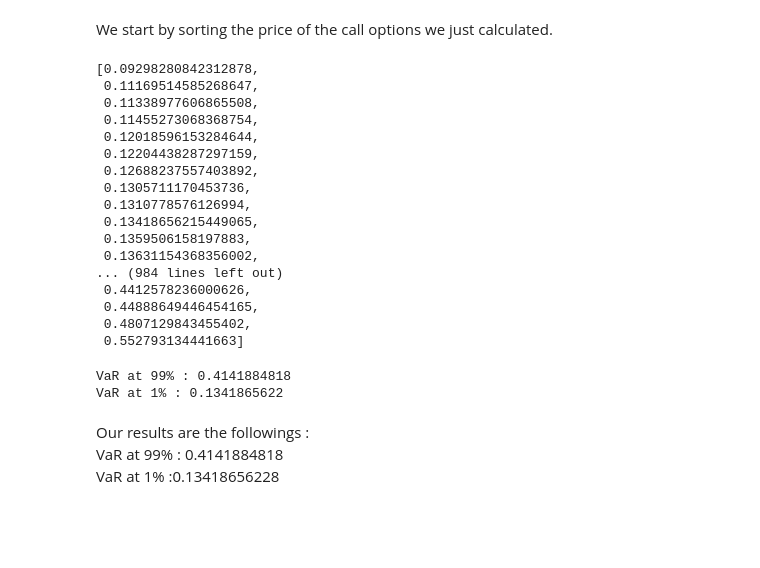
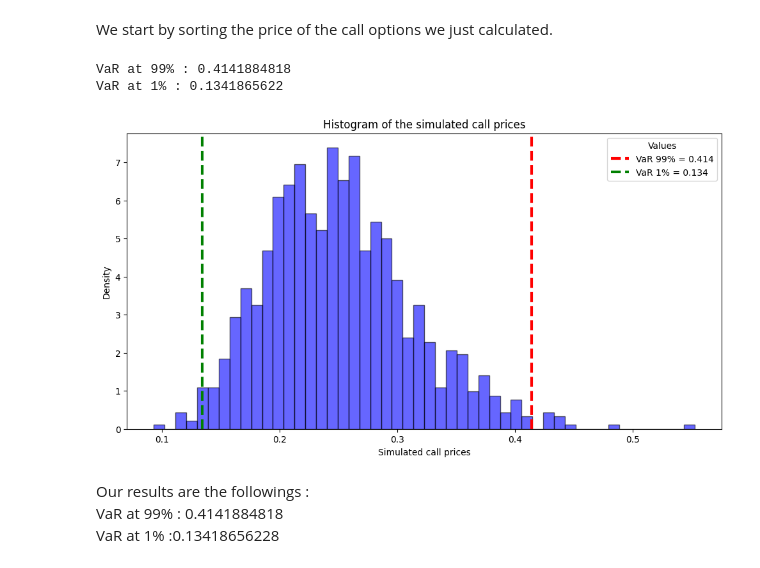
Before and after one commit to nathan6292/Market-Risk-Final-Project, a Jupyter notebook: Nathan_Fleury, Julien_Gilles - Project.ipynb, the cells around one changed output. Saved outputs shown, nothing was run; the diff lists cells and outputs as text; code cells hidden in the pictures; blank space fills up the shorter version.

```diff
--- a/Nathan_Fleury, Julien_Gilles - Project.ipynb
+++ b/Nathan_Fleury, Julien_Gilles - Project.ipynb
@@ -1589,47 +1556,41 @@ Prix sous-jacent: 4.17494129, Prix de l'option call: 0.28179233
 We start by sorting the price of the call options we just calculated.
 # %%
 sorted_prices = sorted(call_prices)
-# %%
-sorted_prices
-# %% [output]
-[0.09298280842312878,
- 0.11169514585268647,
- 0.11338977606865508,
- 0.11455273068368754,
- 0.12018596153284644,
- 0.12204438287297159,
- 0.12688237557403892,
- 0.1305711170453736,
- 0.1310778576126994,
- 0.13418656215449065,
- 0.1359506158197883,
- 0.13631154368356002,
-... (984 lines left out)
- 0.4412578236000626,
- 0.44888649446454165,
- 0.4807129843455402,
- 0.552793134441663]
 # %%
 def calculate_VaR(sorted_prices, p):
 
     index = int(len(sorted_prices) * p)  # Using int() to make sure the index is an integer
 
     # Empirical VaR at the index
     VaR = sorted_prices[index - 1]  # -1 because Python indexing starts from 0
 
     return VaR
 
 # VaR at 99%
 VaR_99_percent = calculate_VaR(sorted_prices, p=0.99) # p 0.99 for a 99% VaR
 
 # VaR at 1%
 VaR_1_percent = calculate_VaR(sorted_prices, p=0.01) # p 0.01 for a 1% VaR
 
 print(f"VaR at 99% : {VaR_99_percent:.10f}")
 print(f"VaR at 1% : {VaR_1_percent:.10f}")
+
+# Plot the histogram of the simulated call prices
+plt.figure(figsize=(12, 6))
+plt.hist(call_prices, bins=50, edgecolor='black', density=True, color='blue', alpha=0.6)
+
+# Display the VaR Computed
+plt.axvline(VaR_99_percent, color='red', linestyle='dashed', linewidth=3, label='VaR 99% = 0.414')
+plt.axvline(VaR_1_percent, color='green', linestyle='dashed', linewidth=3, label='VaR 1% = 0.134')
+plt.legend(title='Values')
+plt.title('Histogram of the simulated call prices')
+plt.xlabel('Simulated call prices')
+plt.ylabel('Density')
+plt.show()
 # %% [output]
 VaR at 99% : 0.4141884818
 VaR at 1% : 0.1341865622
+[figure, added]
 # %% [markdown]
 Our results are the followings :
 VaR at 99% : 0.4141884818
```
Also changed, not shown: parts of 14 cells of this notebook.
